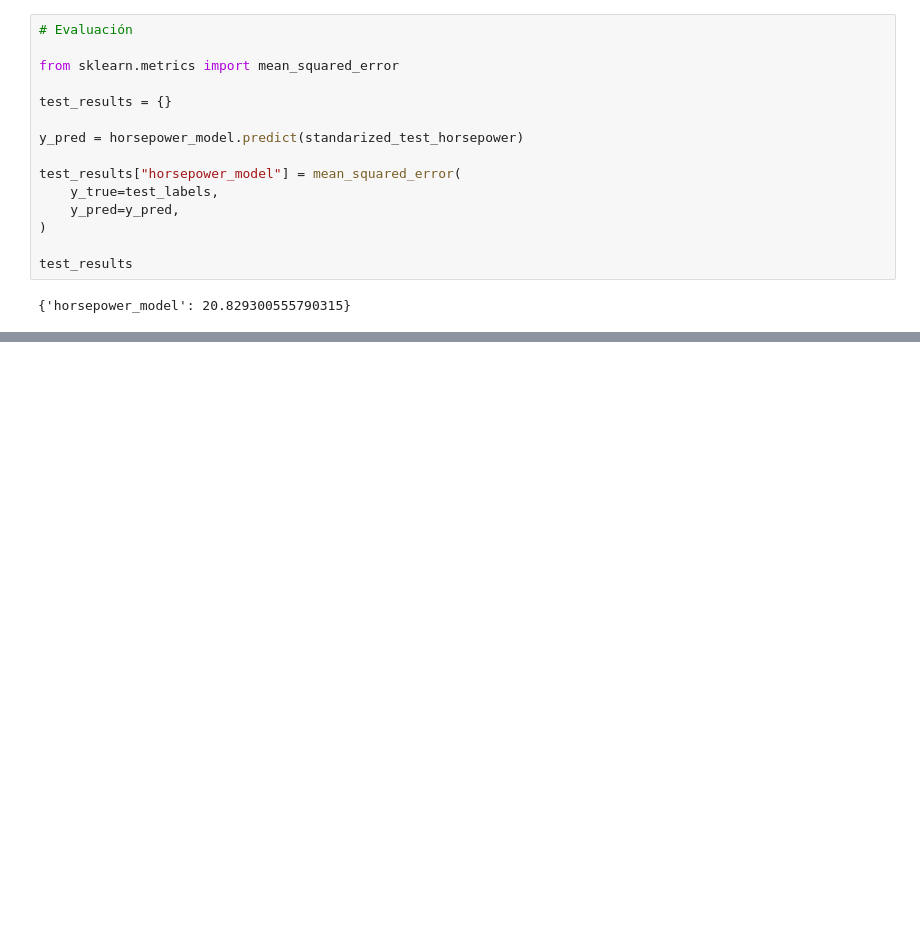
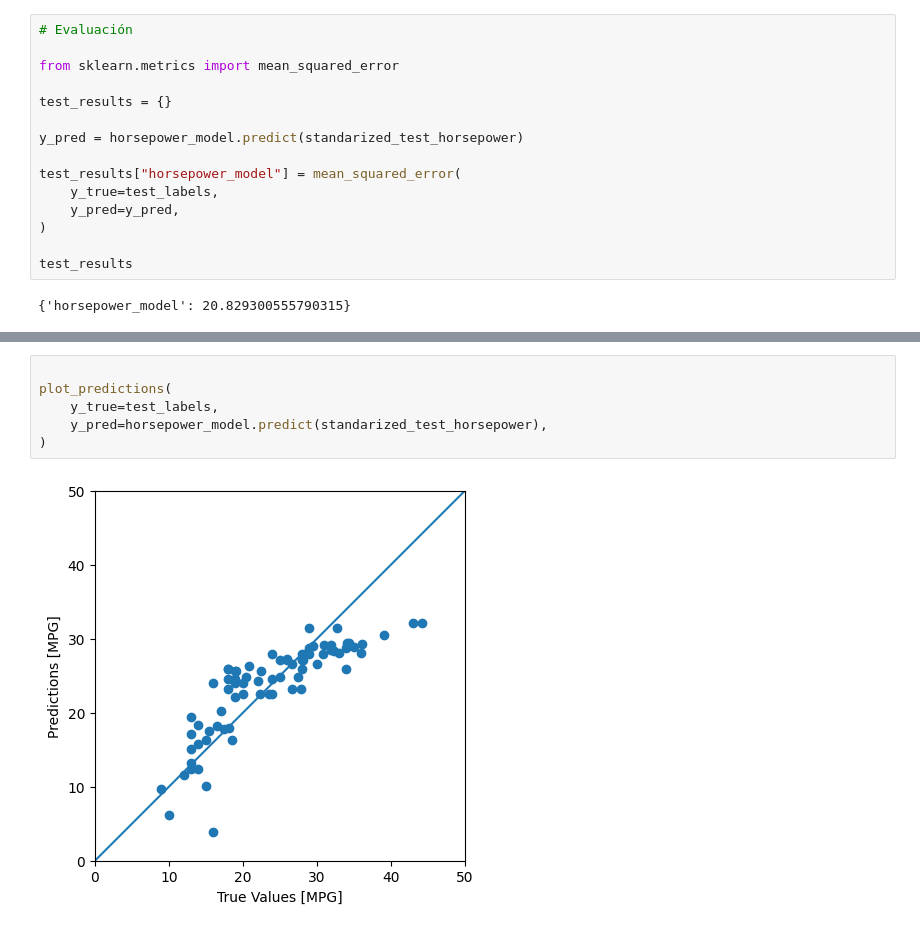
Before and after one commit to 2026-2-predictiva/std-maria-jose-uribe-henao, a Jupyter notebook: PRE_02_regresion_basica/notebooks/notebook.ipynb, the cells around one changed output, grey strips where cells are left out. Saved outputs shown, nothing was run; the diff lists cells and outputs as text; blank space fills up the shorter version.

```diff
--- a/PRE_02_regresion_basica/notebooks/notebook.ipynb
+++ b/PRE_02_regresion_basica/notebooks/notebook.ipynb
@@ -261,0 +315,8 @@ test_results
+# %%
+
+plot_predictions(
+    y_true=test_labels,
+    y_pred=horsepower_model.predict(standarized_test_horsepower),
+)
+# %% [output]
+[figure, added]
```
Also changed, not shown: parts of 15 cells of this notebook, 2 other files.
